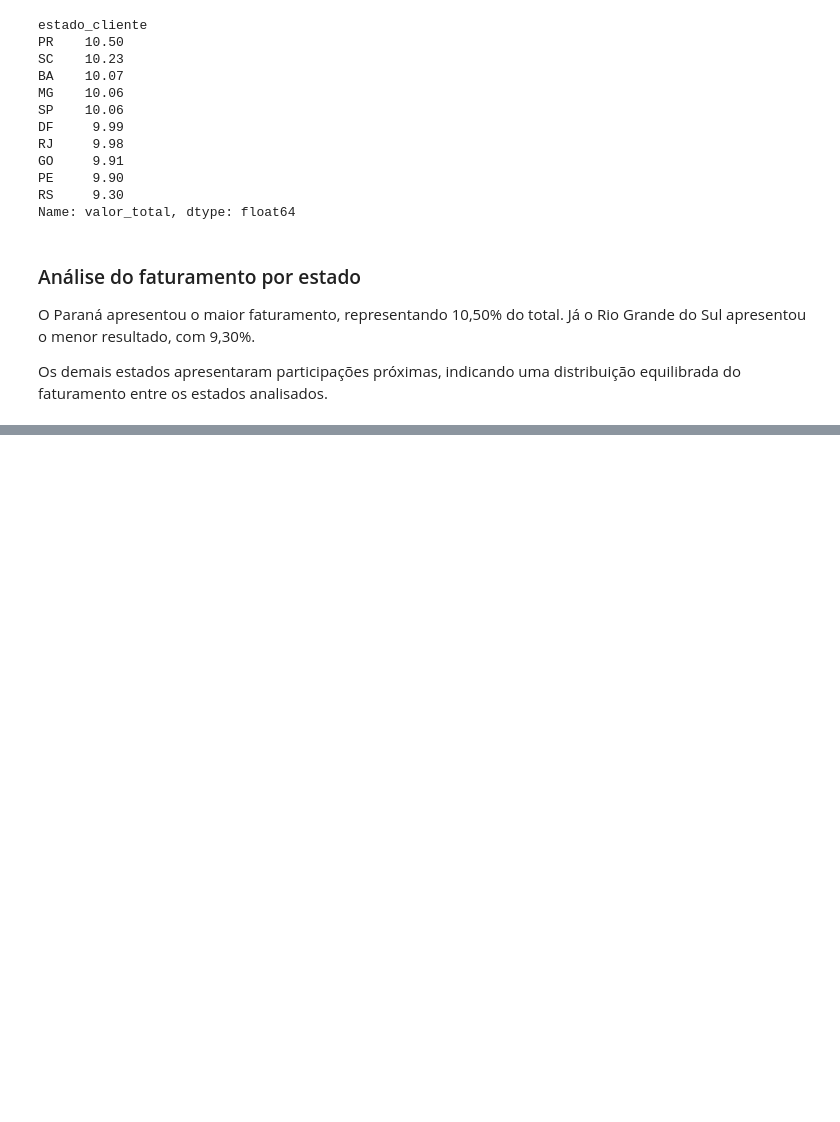
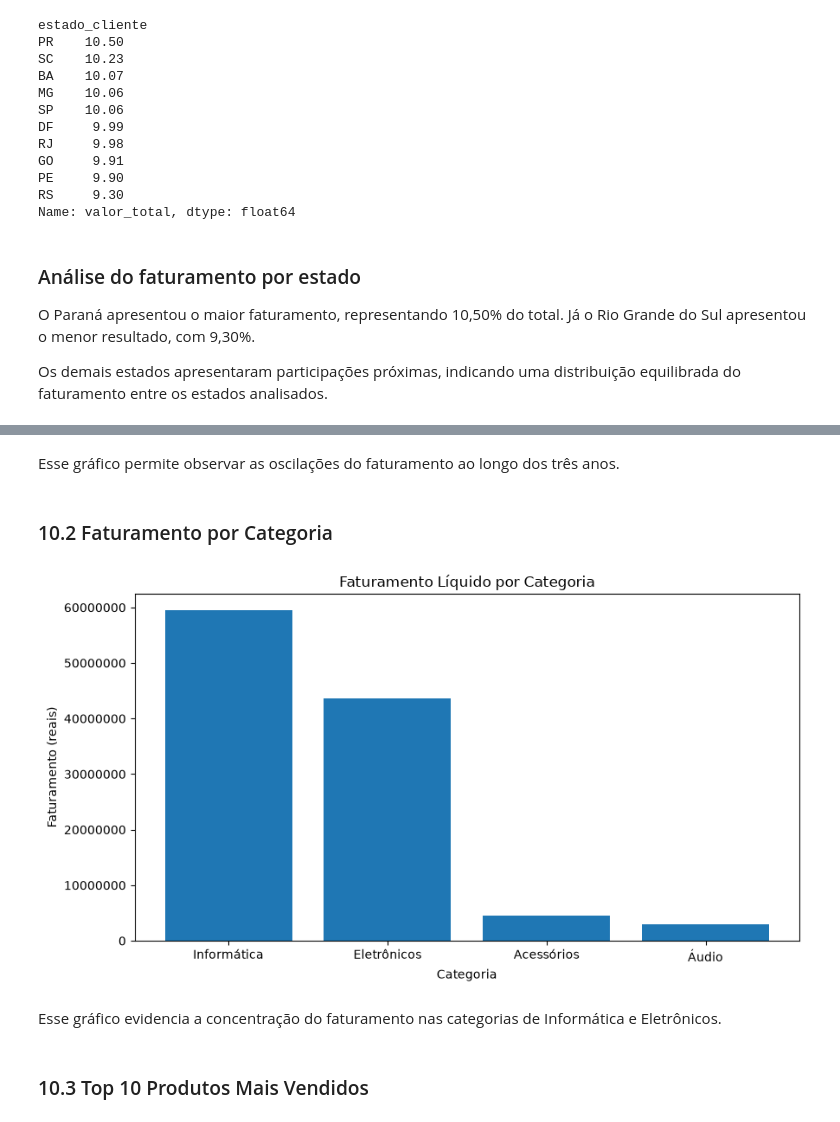
Before and after one commit to Wendel-454/projeto_final, a Jupyter notebook: projeto_final/Script_projeto_final.ipynb, the cells around one changed output, grey strips where cells are left out. Drawn from its saved outputs; the diff is of its cells as text; code cells hidden in the pictures; blank space fills up the shorter version.

Commit message:
feat: adiciona gráficos para visualização dos dados

```diff
--- a/projeto_final/Script_projeto_final.ipynb
+++ b/projeto_final/Script_projeto_final.ipynb
@@ -777,0 +802,26 @@ Os demais estados apresentaram participações próximas, indicando uma distribu
+# %% [markdown]
+Esse gráfico  permite observar as oscilações  do faturamento ao longo dos três anos.
+# %% [markdown]
+### 10.2  Faturamento por  Categoria
+# %%
+#Criando o gráfico de faturamento por categoria.
+plt.figure(figsize=(9, 5))
+
+plt.bar(
+    faturamento_por_categoria.index,
+    faturamento_por_categoria.values
+)
+
+plt.title('Faturamento Líquido por Categoria')
+plt.xlabel('Categoria')
+plt.ylabel('Faturamento (reais)')
+
+plt.ticklabel_format(axis='y', style='plain')
+plt.tight_layout()
+plt.show()
+# %% [output]
+[figure, added]
+# %% [markdown]
+Esse gráfico evidencia a  concentração do faturamento nas categorias de Informática e Eletrônicos.
+# %% [markdown]
+### 10.3 Top  10 Produtos  Mais Vendidos
```
Also changed, not shown: parts of 17 cells of this notebook.
